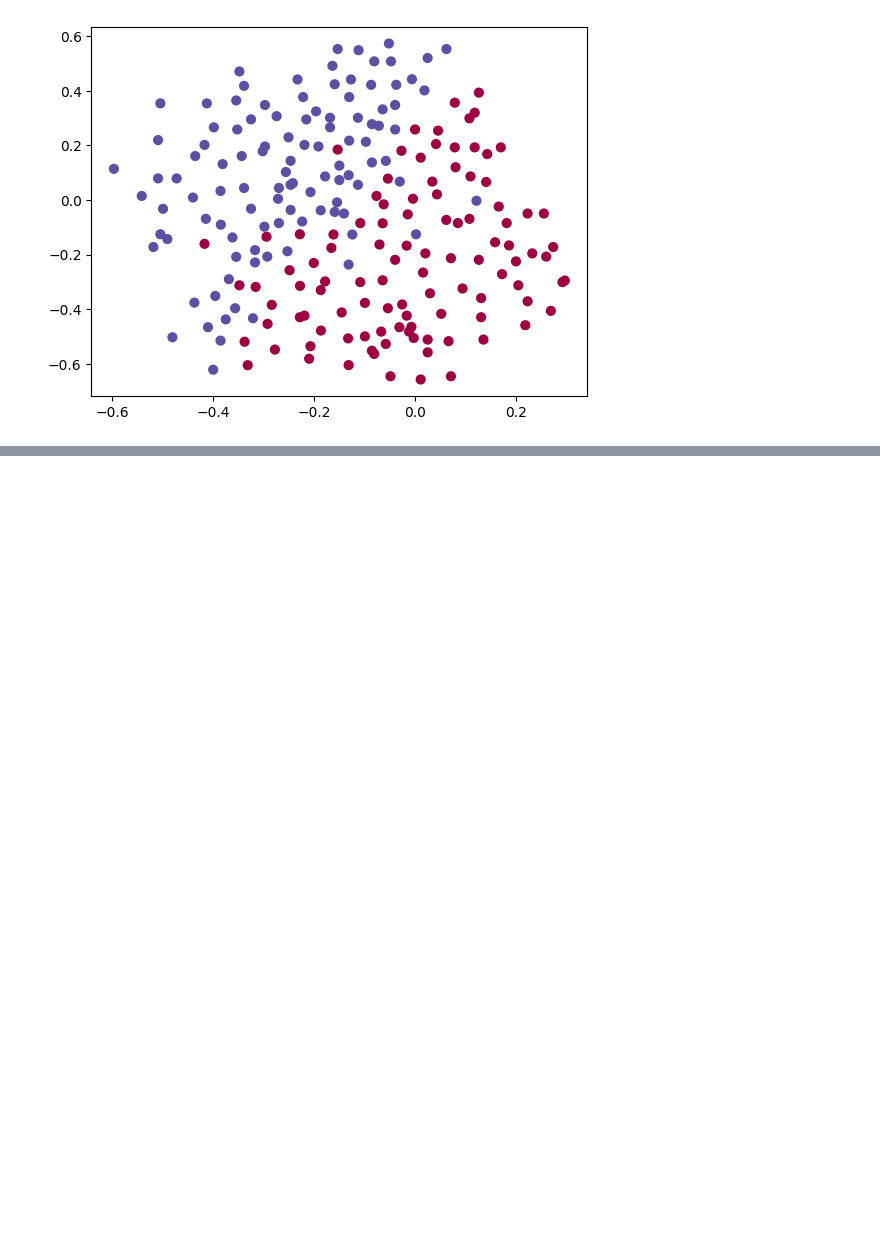
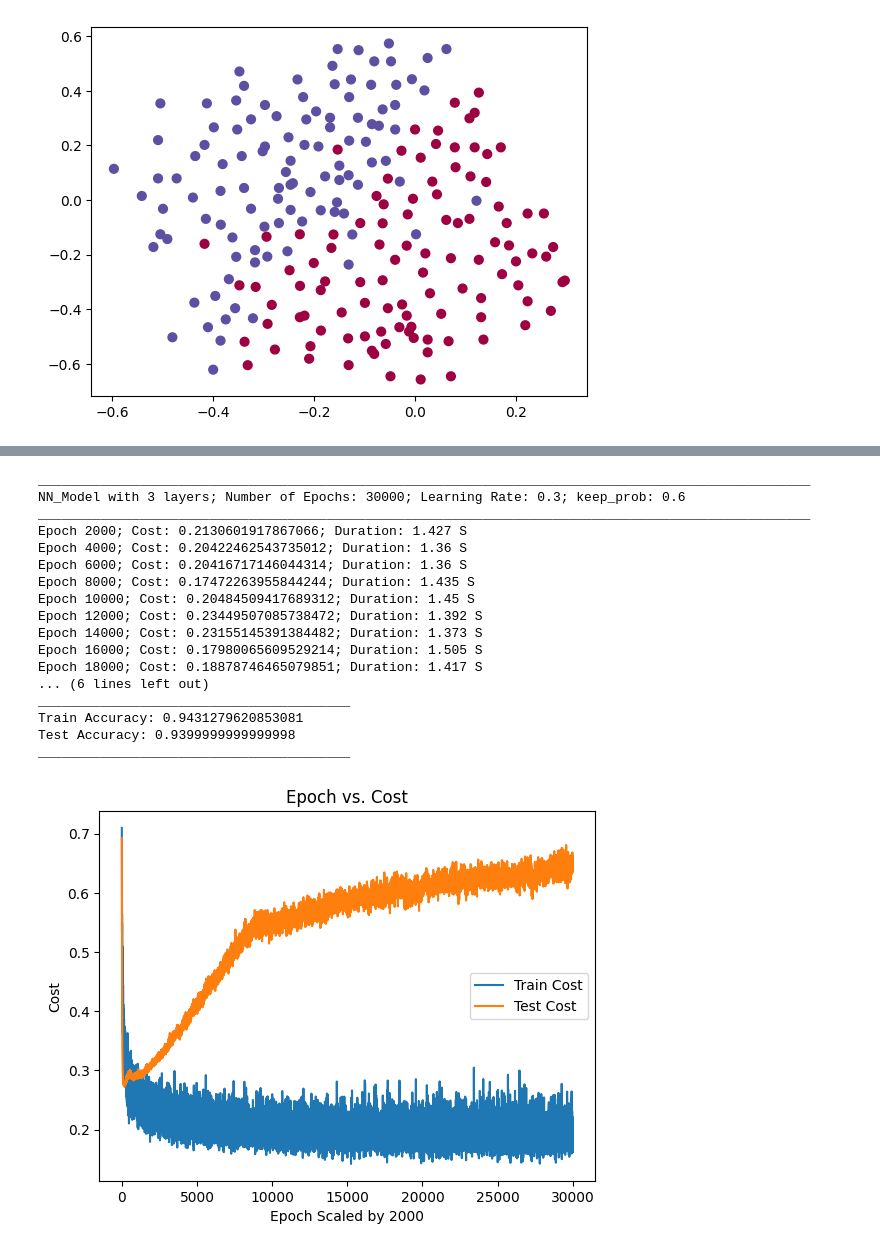
Before and after one commit to LoqmanSamani/deep-learning, a Jupyter notebook: improving_dnn/dropout_regularization.ipynb, the cells around one changed output, grey strips where cells are left out. Drawn from its saved outputs; the diff is of its cells as text; code cells hidden in the pictures; blank space fills up the shorter version.

```diff
--- a/improving_dnn/dropout_regularization.ipynb
+++ b/improving_dnn/dropout_regularization.ipynb
@@ -565,0 +615,35 @@ ValueError: operands could not be broadcast together with shapes (20,211) (10,21
+# %%
+model2 = model(
+    X_train,
+    Y_train,
+    X_test,
+    Y_test,
+    [20,10],
+    hidden_activation="relu",
+    output_activation="sigmoid",
+    keep_prob=0.6,
+    num_epochs=30000,
+    learning_rate=0.3,
+    print_cost=True,
+    epsilon=2000,
+    sigma=1e-15
+)
+# %% [output]
+___________________________________________________________________________________________________
+NN_Model with 3 layers; Number of Epochs: 30000; Learning Rate: 0.3; keep_prob: 0.6
+___________________________________________________________________________________________________
+Epoch 2000; Cost: 0.2130601917867066; Duration: 1.427 S
+Epoch 4000; Cost: 0.20422462543735012; Duration: 1.36 S
+Epoch 6000; Cost: 0.20416717146044314; Duration: 1.36 S
+Epoch 8000; Cost: 0.17472263955844244; Duration: 1.435 S
+Epoch 10000; Cost: 0.20484509417689312; Duration: 1.45 S
+Epoch 12000; Cost: 0.23449507085738472; Duration: 1.392 S
+Epoch 14000; Cost: 0.23155145391384482; Duration: 1.373 S
+Epoch 16000; Cost: 0.17980065609529214; Duration: 1.505 S
+Epoch 18000; Cost: 0.18878746465079851; Duration: 1.417 S
+... (6 lines left out)
+________________________________________
+Train Accuracy: 0.9431279620853081
+Test Accuracy: 0.9399999999999998
+________________________________________
+[figure, added]
```
Also changed, not shown: parts of 6 cells of this notebook.
